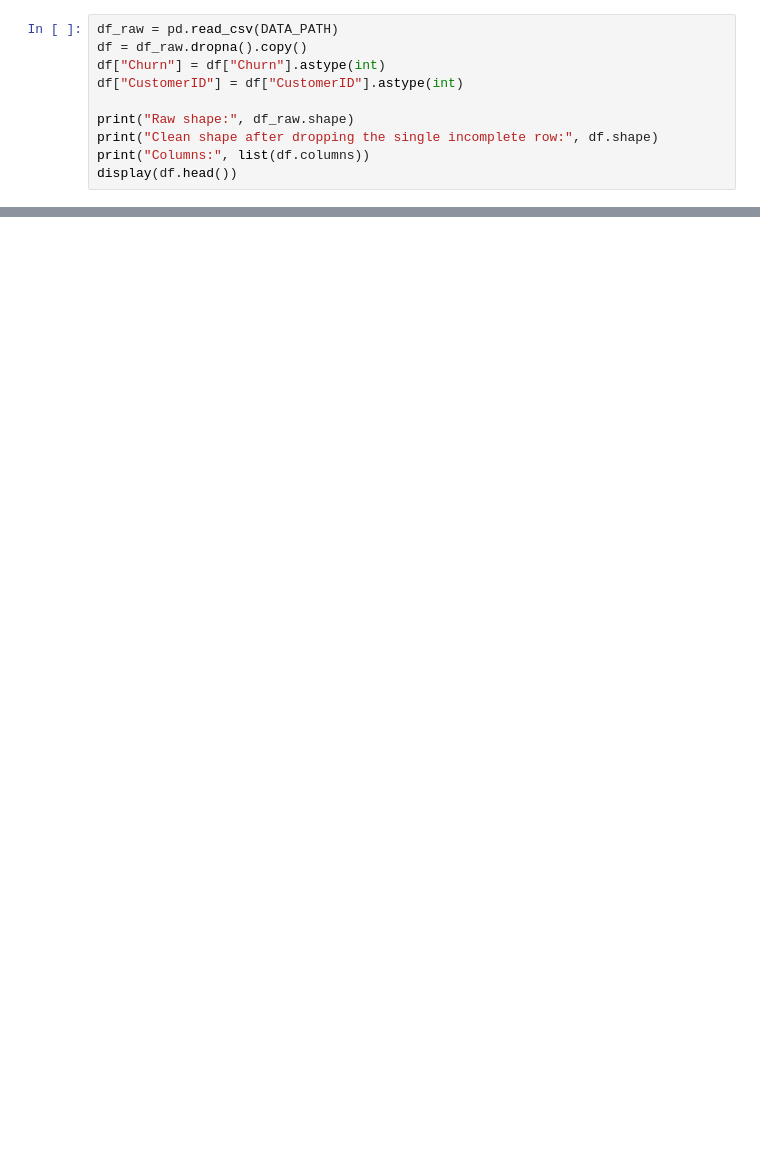
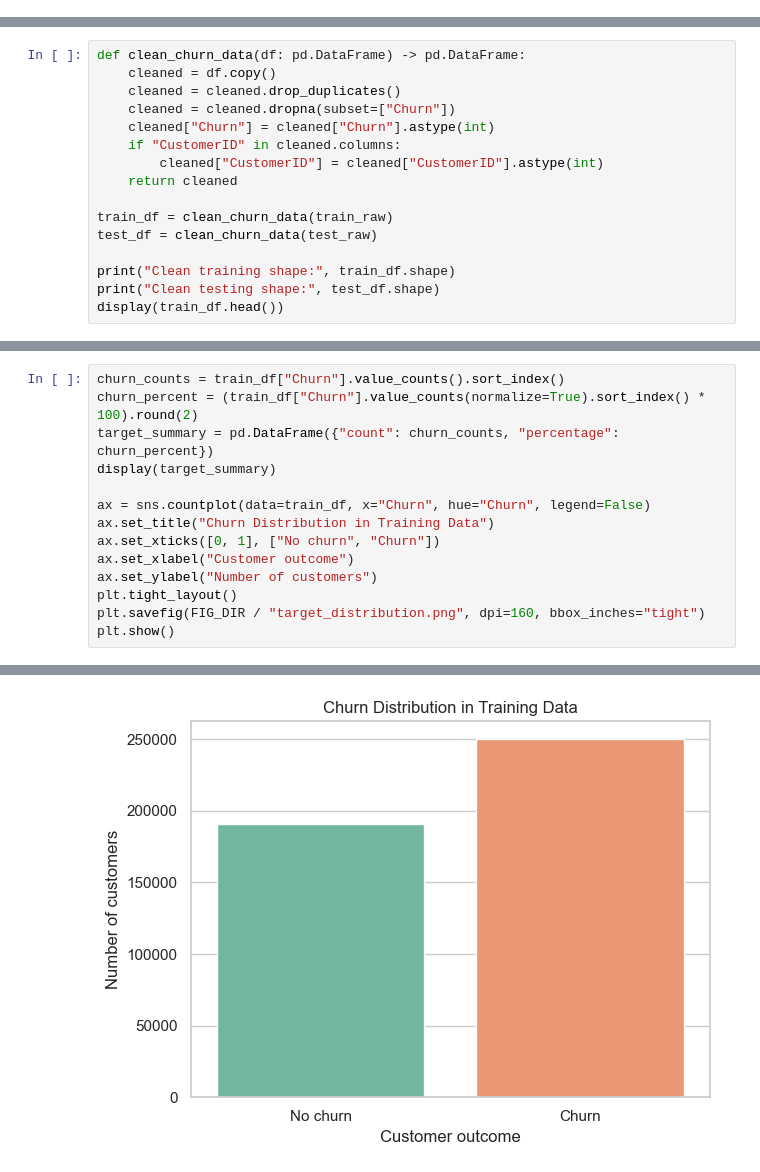
Before and after one commit to skanbedoui/New-project, a Jupyter notebook: customer_churn_lab_project.ipynb, the cells around one changed output, grey strips where cells are left out. Drawn from its saved outputs; the diff is of its cells as text; blank space fills up the shorter version.

Commit message:
Polish customer churn prediction lab project

```diff
--- a/customer_churn_lab_project.ipynb
+++ b/customer_churn_lab_project.ipynb
@@ -44,10 +0,0 @@ FIG_DIR.mkdir(exist_ok=True)
-# %%
-df_raw = pd.read_csv(DATA_PATH)
-df = df_raw.dropna().copy()
-df["Churn"] = df["Churn"].astype(int)
-df["CustomerID"] = df["CustomerID"].astype(int)
-
-print("Raw shape:", df_raw.shape)
-print("Clean shape after dropping the single incomplete row:", df.shape)
-print("Columns:", list(df.columns))
-display(df.head())
@@ -367,0 +227,16 @@ Saved dashboard artifacts in: C:\Users\Mega-PC\Documents\New project\outputs
+# %%
+def clean_churn_data(df: pd.DataFrame) -> pd.DataFrame:
+    cleaned = df.copy()
+    cleaned = cleaned.drop_duplicates()
+    cleaned = cleaned.dropna(subset=["Churn"])
+    cleaned["Churn"] = cleaned["Churn"].astype(int)
+    if "CustomerID" in cleaned.columns:
+        cleaned["CustomerID"] = cleaned["CustomerID"].astype(int)
+    return cleaned
+
+train_df = clean_churn_data(train_raw)
+test_df = clean_churn_data(test_raw)
+
+print("Clean training shape:", train_df.shape)
+print("Clean testing shape:", test_df.shape)
+display(train_df.head())
@@ -367,0 +256,15 @@ Saved dashboard artifacts in: C:\Users\Mega-PC\Documents\New project\outputs
+# %%
+churn_counts = train_df["Churn"].value_counts().sort_index()
+churn_percent = (train_df["Churn"].value_counts(normalize=True).sort_index() * 100).round(2)
+target_summary = pd.DataFrame({"count": churn_counts, "percentage": churn_percent})
+display(target_summary)
+
+ax = sns.countplot(data=train_df, x="Churn", hue="Churn", legend=False)
+ax.set_title("Churn Distribution in Training Data")
+ax.set_xticks([0, 1], ["No churn", "Churn"])
+ax.set_xlabel("Customer outcome")
+ax.set_ylabel("Number of customers")
+plt.tight_layout()
+plt.savefig(FIG_DIR / "target_distribution.png", dpi=160, bbox_inches="tight")
+plt.show()
+# %% [output]
@@ -367,0 +275 @@ Saved dashboard artifacts in: C:\Users\Mega-PC\Documents\New project\outputs
+[figure, added]
```
Also changed, not shown: parts of 71 cells of this notebook, 30 other files.
